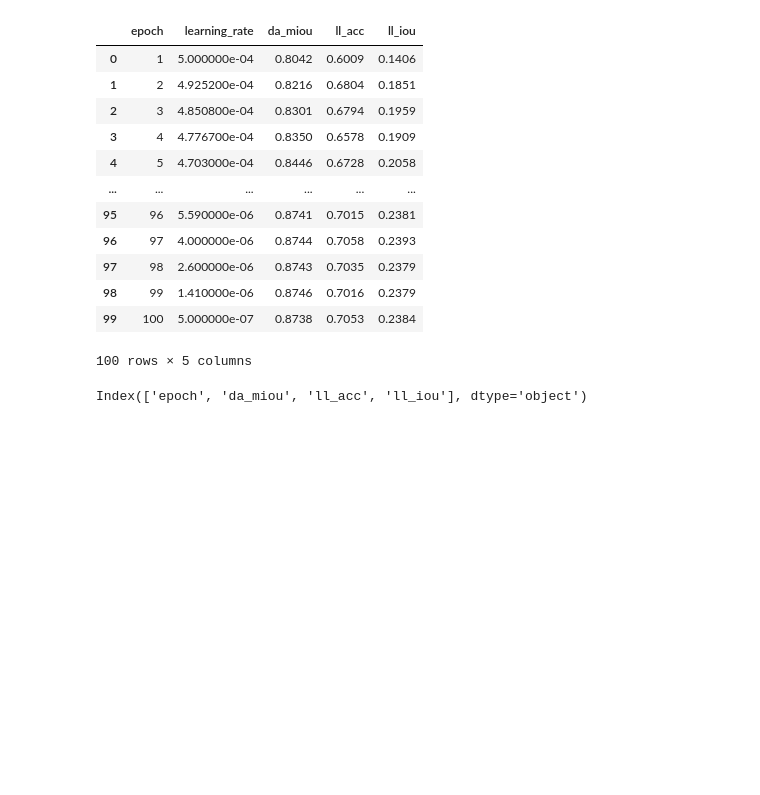
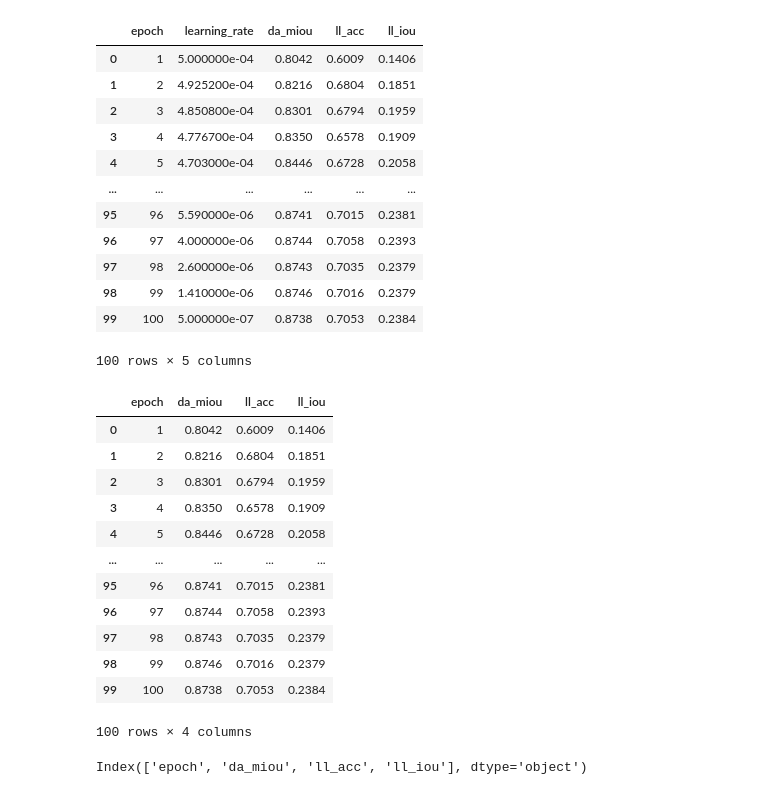
Before and after one commit to kazutoimai-git/TwinLiteNet-, a Jupyter notebook: graph.ipynb, the cells around one changed output. Cells and saved outputs as stored; diff of their text form; code cells hidden in the pictures; blank space fills up the shorter version.

```diff
--- a/graph.ipynb
+++ b/graph.ipynb
@@ -49,6 +49,22 @@ df1
 df1 = df1.drop('learning_rate',axis=1)
 df2 = df2.drop('learning_rate',axis=1)
 df3 = df3.drop('learning_rate',axis=1)
+# %%
+df1
+# %% [output]
+|  | epoch | da_miou | ll_acc | ll_iou |
+| 0 | 1 | 0.8042 | 0.6009 | 0.1406 |
+| 1 | 2 | 0.8216 | 0.6804 | 0.1851 |
+| 2 | 3 | 0.8301 | 0.6794 | 0.1959 |
+| 3 | 4 | 0.8350 | 0.6578 | 0.1909 |
+| 4 | 5 | 0.8446 | 0.6728 | 0.2058 |
+| ... | ... | ... | ... | ... |
+| 95 | 96 | 0.8741 | 0.7015 | 0.2381 |
+| 96 | 97 | 0.8744 | 0.7058 | 0.2393 |
+| 97 | 98 | 0.8743 | 0.7035 | 0.2379 |
+| 98 | 99 | 0.8746 | 0.7016 | 0.2379 |
+| 99 | 100 | 0.8738 | 0.7053 | 0.2384 |
+100 rows × 4 columns
 # %%
 df1.columns
 # %% [output]
```
Also changed, not shown: 7 other files.
